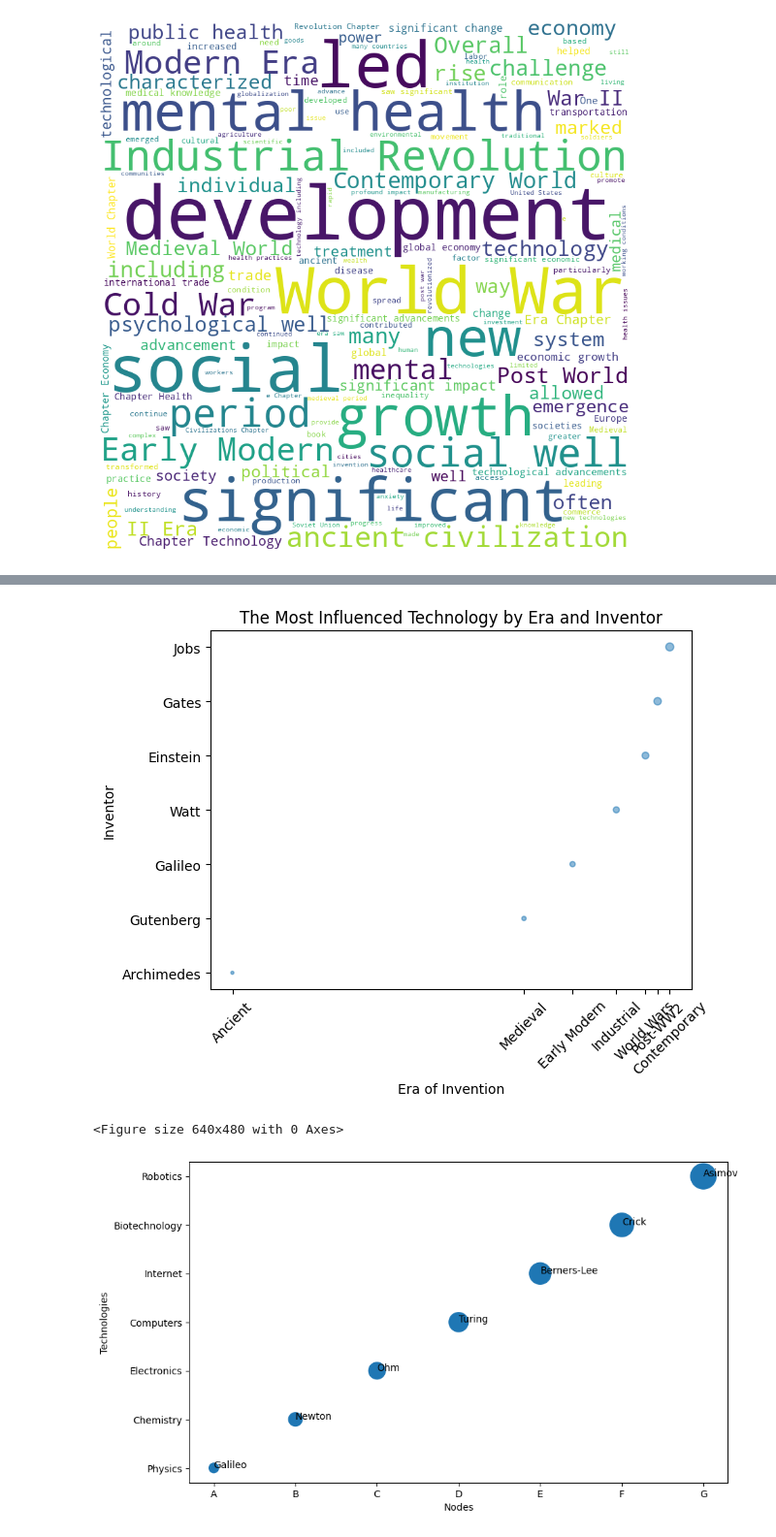
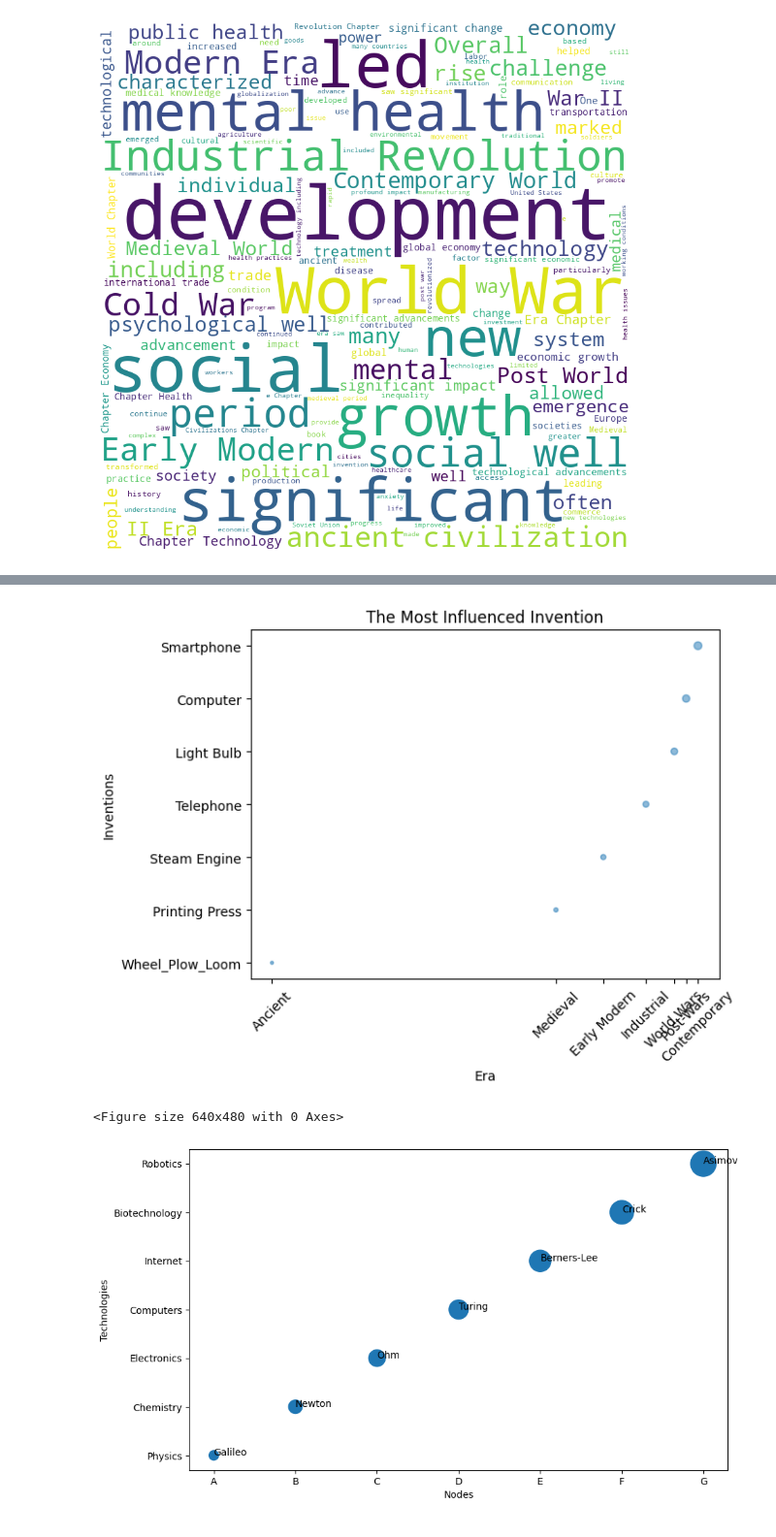
Before and after one commit to Emily20222022/blog_analytic_master, a Jupyter notebook: txt_analysis_for_DS.ipynb, the cells around one changed output, grey strips where cells are left out. Shown at 97% size. Saved outputs shown, nothing was run; the diff lists cells and outputs as text; code cells hidden in the pictures.

```diff
--- a/txt_analysis_for_DS.ipynb
+++ b/txt_analysis_for_DS.ipynb
@@ -647,34 +650,34 @@ plt.show()
 # %%
 import matplotlib.pyplot as plt
 
 # Data for the plot
-Era = ['Ancient', 'Medieval', 'Early Modern', 'Industrial', 'World Wars', 'Post-WW2', 'Contemporary']
-Invention = ['wheel', 'plow', 'loom', 'printing press', 'steam engine', 'telephone', 'light bulb', 'computer', 'smartphone']
-inventors = ['Archimedes', 'Gutenberg', 'Galileo', 'Watt', 'Einstein', 'Gates', 'Jobs']
-impact = [5, 10, 15, 20, 25, 30, 35]
-years = [c + 1000 for c in [200, 1400, 1600, 1780, 1900, 1950, 2000]]
+Era = ['Ancient', 'Medieval', 'Early Modern', 'Industrial', 'World Wars', 'Post-Wars', 'Contemporary']
+Inventions = ['Wheel_Plow_Loom', 'Printing Press', 'Steam Engine', 'Telephone', 'Light Bulb', 'Computer', 'Smartphone']
+#inventors = ['Archimedes', 'Gutenberg', 'Galileo', 'Watt', 'Einstein', 'Gates', 'Jobs']
+#impact = [5, 10, 15, 20, 25, 30, 35]
+#years = [c + 1000 for c in [200, 1400, 1600, 1780, 1900, 1950, 2000]]
 
 # Scatter plot
-plt.scatter(years, inventors, s=impact, alpha=0.5)
+plt.scatter(years, Inventions, s=impact, alpha=0.5)
 
 # Title and axis labels
-plt.title('The Most Influenced Technology by Era and Inventor')
-plt.xlabel('Era of Invention')
-plt.ylabel('Inventor')
+plt.title('The Most Influenced Invention')
+plt.xlabel('Era')
+plt.ylabel('Inventions')
 
 # Tick labels
-plt.xticks(years, era, rotation=45)
+plt.xticks(years, Era, rotation=45)
 
 # Show plot
 plt.show()
 
 import matplotlib.pyplot as plt
 
 # Your code to create the scatter plot here
 
 plt.savefig('scatter_plot.png')
 # %% [output]
-[figure, old version]
+[figure, new version]
 <Figure size 640x480 with 0 Axes>
 # %%
 import matplotlib.pyplot as plt
```
Also changed, not shown: parts of 3 cells of this notebook.
